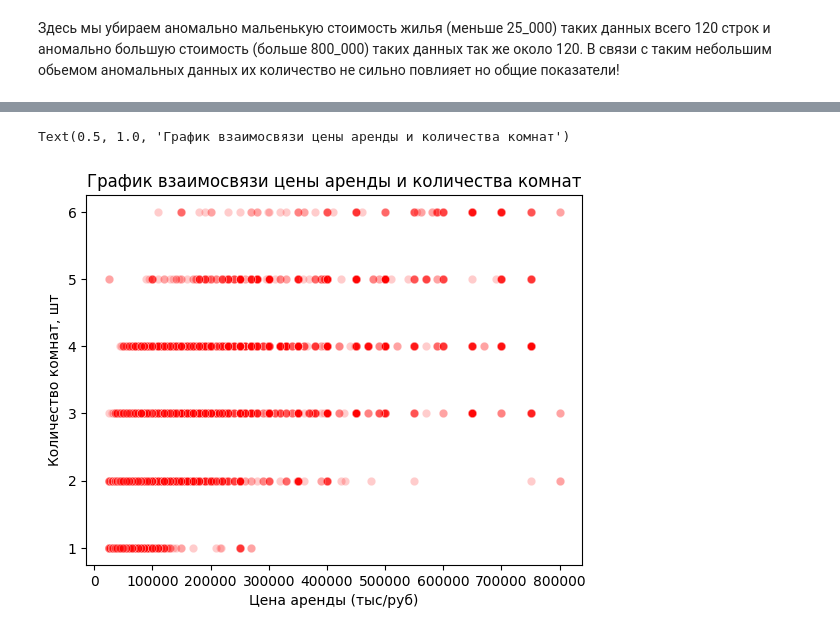
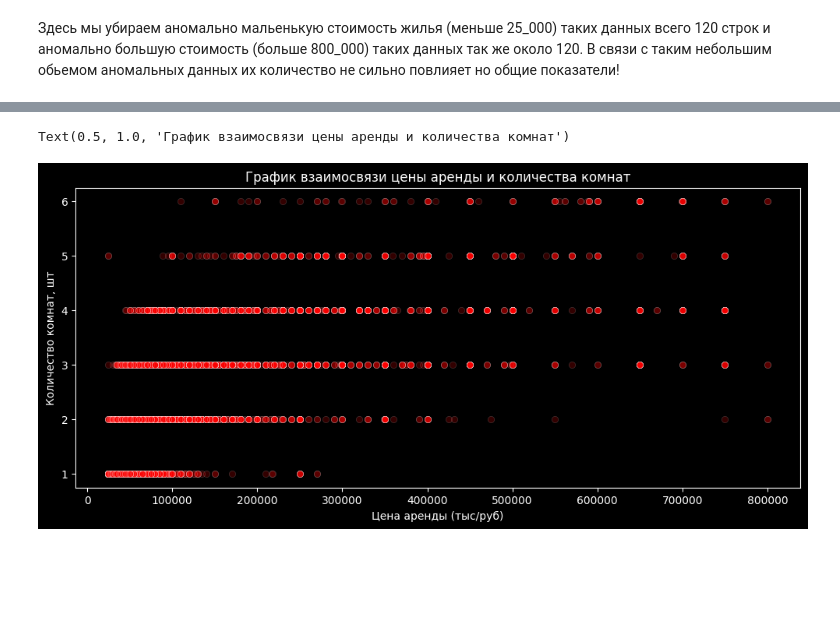
Before and after one commit to Shchushch/RealEstbyMW, a Jupyter notebook: EDA(Cергей).ipynb, the cells around one changed output, grey strips where cells are left out. Drawn from its saved outputs; the diff is of its cells as text; code cells hidden in the pictures; blank space fills up the shorter version.

```diff
--- a/EDA(Cергей).ipynb
+++ b/EDA(Cергей).ipynb
@@ -3,6 +3,7 @@ import pandas as pd
 import numpy as np
 import matplotlib.pyplot as plt
 import seaborn as sns
+plt.style.use('dark_background')
 # %%
 df = pd.read_csv('/Users/sergey/ds_bootcamp/ds-phase-0/RealEstate/RealEstbyMW/_data.csv')
 # %% [markdown]
@@ -146,8 +158,9 @@ Text(0.5, 1.0, 'График взаимосвязи цены аренды и п
 # %%
+plt.figure(figsize=(12,5))
 sns.scatterplot(data=coast, x='Цена аренды', y='Кол-во комнат', color='red', alpha=0.2)
 plt.xlabel('Цена аренды (тыс/руб)')
 plt.ylabel('Количество комнат, шт' )
 plt.title('График взаимосвязи цены аренды и количества комнат')
 # %% [output]
 Text(0.5, 1.0, 'График взаимосвязи цены аренды и количества комнат')
-[figure, old version]
+[figure, new version]
```
Also changed, not shown: parts of 5 cells of this notebook.
